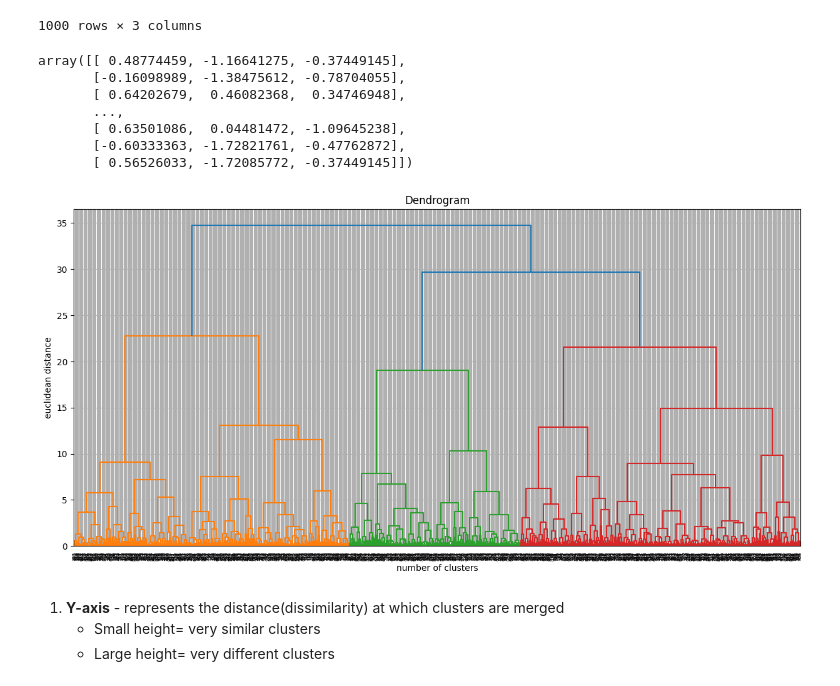
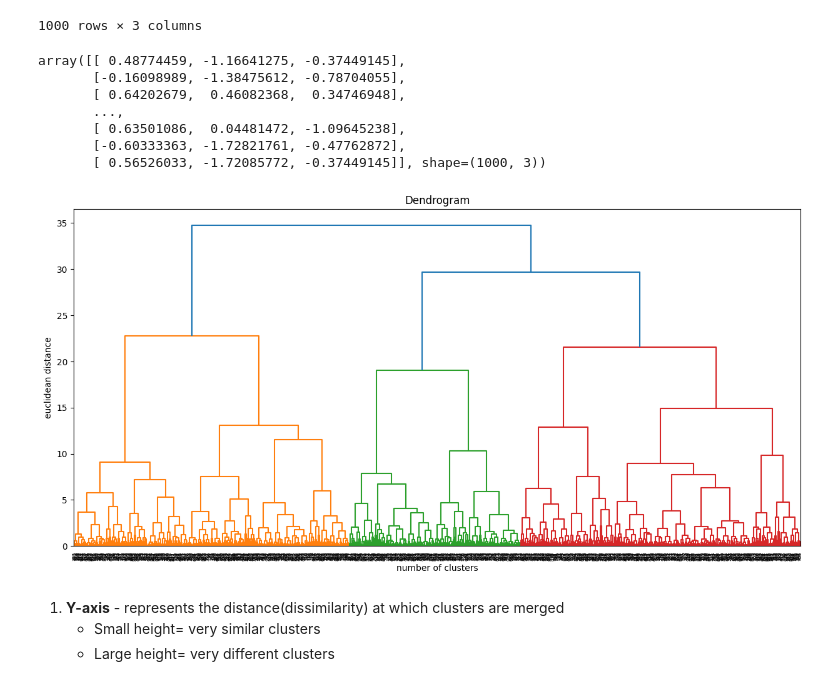
Before and after one commit to purviiii/Data-Analytics-ML-Projects, a Jupyter notebook: Hierarchical-Clustering/Dendrogram_Hierarchical_Clustering_Segmentation.ipynb, the cells around one changed output. Saved outputs shown, nothing was run; the diff lists cells and outputs as text; code cells hidden in the pictures.

```diff
--- a/Hierarchical-Clustering/Dendrogram_Hierarchical_Clustering_Segmentation.ipynb
+++ b/Hierarchical-Clustering/Dendrogram_Hierarchical_Clustering_Segmentation.ipynb
@@ -50,7 +15,7 @@ import pandas as pd
 import matplotlib.pyplot as plt
 import seaborn as sns
 # %%
-df=pd.read_csv('/content/hierarchical_clustering_data.csv')
+df=pd.read_csv('/content/hierarchical_clustering_data (1).csv')
 # %%
 df
 # %% [output]
@@ -168,7 +133,7 @@ array([[ 0.48774459, -1.16641275, -0.37449145],
        ...,
        [ 0.63501086,  0.04481472, -1.09645238],
        [-0.60333363, -1.72821761, -0.47762872],
-       [ 0.56526033, -1.72085772, -0.37449145]])
+       [ 0.56526033, -1.72085772, -0.37449145]], shape=(1000, 3))
 # %%
 from scipy.cluster.hierarchy import linkage,fcluster,dendrogram
 #linkage: how clusters are merged step by step
@@ -177,14 +142,14 @@ from scipy.cluster.hierarchy import linkage,fcluster,dendrogram
 # %%
 plt.figure(figsize=(15,7))
 #ward: minimize variance(most popular in the industry)
 dendrogram(linkage(x_scaled,method='ward'))
 plt.xlabel("number of clusters")
 plt.ylabel("euclidean distance")
 plt.title("Dendrogram")
-plt.grid(True)
+#plt.grid(True)
 plt.show()
 # %% [output]
-[figure, old version]
+[figure, new version]
 # %%
 # Euclidean Distance: represents that shortest path between points: sqrt of sum of squared differences
 # %% [markdown]
```
Also changed, not shown: parts of 4 cells of this notebook.
